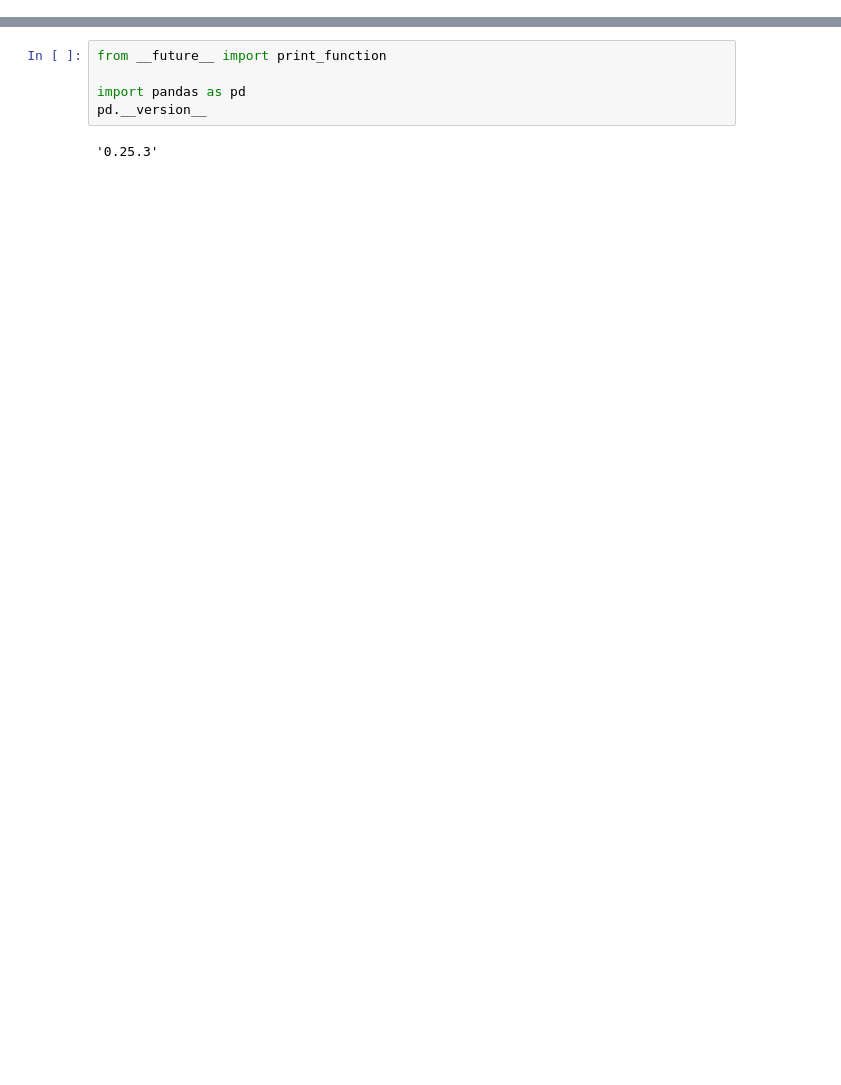
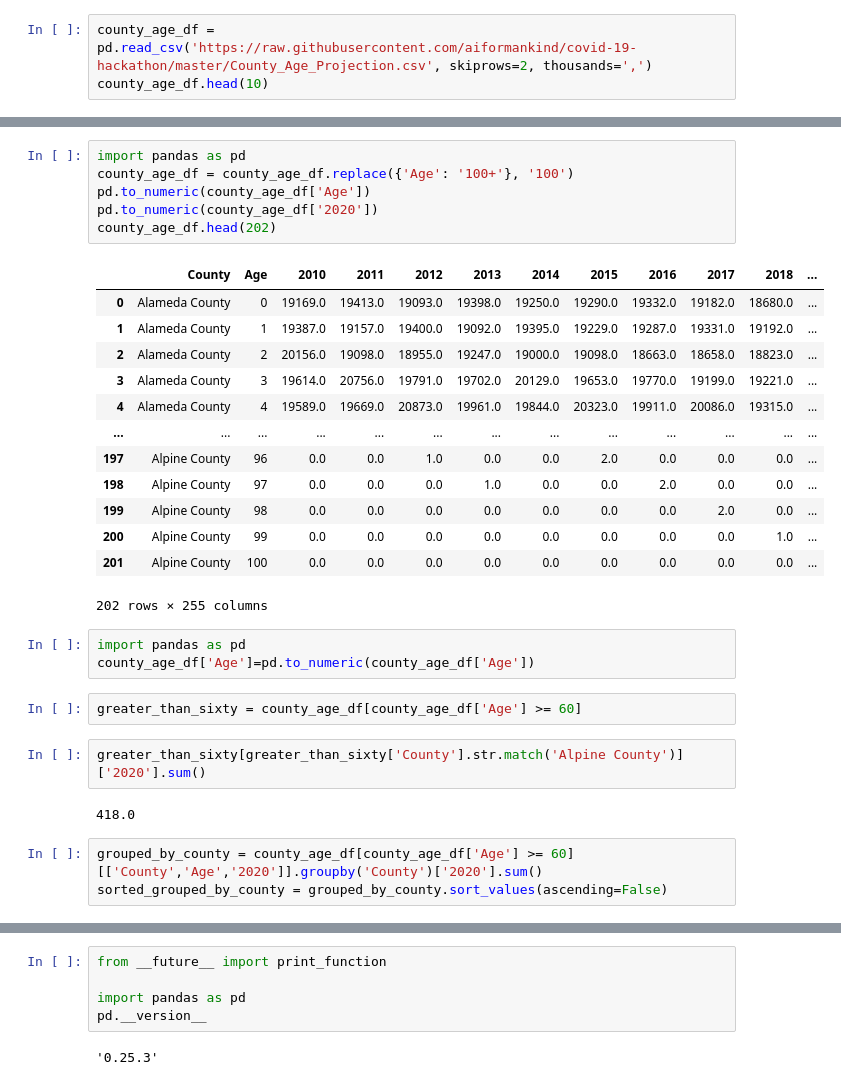
Before and after one commit to aiformankind/covid-19-hackathon, a Jupyter notebook: Covid_19_Data_Exploration.ipynb, the cells around one changed output, grey strips where cells are left out. Cells and saved outputs as stored; diff of their text form; blank space fills up the shorter version.

```diff
--- a/Covid_19_Data_Exploration.ipynb
+++ b/Covid_19_Data_Exploration.ipynb
@@ -2,0 +16,3 @@
+# %%
+county_age_df = pd.read_csv('https://raw.githubusercontent.com/aiformankind/covid-19-hackathon/master/County_Age_Projection.csv', skiprows=2, thousands=',')
+county_age_df.head(10)
@@ -2,0 +32,32 @@
+# %%
+import pandas as pd
+county_age_df = county_age_df.replace({'Age': '100+'}, '100')
+pd.to_numeric(county_age_df['Age'])
+pd.to_numeric(county_age_df['2020'])
+county_age_df.head(202)
+# %% [output]
+|  | County | Age | 2010 | 2011 | 2012 | 2013 | 2014 | 2015 | 2016 | 2017 | 2018 | ... |
+| 0 | Alameda County | 0 | 19169.0 | 19413.0 | 19093.0 | 19398.0 | 19250.0 | 19290.0 | 19332.0 | 19182.0 | 18680.0 | ... |
+| 1 | Alameda County | 1 | 19387.0 | 19157.0 | 19400.0 | 19092.0 | 19395.0 | 19229.0 | 19287.0 | 19331.0 | 19192.0 | ... |
+| 2 | Alameda County | 2 | 20156.0 | 19098.0 | 18955.0 | 19247.0 | 19000.0 | 19098.0 | 18663.0 | 18658.0 | 18823.0 | ... |
+| 3 | Alameda County | 3 | 19614.0 | 20756.0 | 19791.0 | 19702.0 | 20129.0 | 19653.0 | 19770.0 | 19199.0 | 19221.0 | ... |
+| 4 | Alameda County | 4 | 19589.0 | 19669.0 | 20873.0 | 19961.0 | 19844.0 | 20323.0 | 19911.0 | 20086.0 | 19315.0 | ... |
+| ... | ... | ... | ... | ... | ... | ... | ... | ... | ... | ... | ... | ... |
+| 197 | Alpine County | 96 | 0.0 | 0.0 | 1.0 | 0.0 | 0.0 | 2.0 | 0.0 | 0.0 | 0.0 | ... |
+| 198 | Alpine County | 97 | 0.0 | 0.0 | 0.0 | 1.0 | 0.0 | 0.0 | 2.0 | 0.0 | 0.0 | ... |
+| 199 | Alpine County | 98 | 0.0 | 0.0 | 0.0 | 0.0 | 0.0 | 0.0 | 0.0 | 2.0 | 0.0 | ... |
+| 200 | Alpine County | 99 | 0.0 | 0.0 | 0.0 | 0.0 | 0.0 | 0.0 | 0.0 | 0.0 | 1.0 | ... |
+| 201 | Alpine County | 100 | 0.0 | 0.0 | 0.0 | 0.0 | 0.0 | 0.0 | 0.0 | 0.0 | 0.0 | ... |
+202 rows × 255 columns
+# %%
+import pandas as pd
+county_age_df['Age']=pd.to_numeric(county_age_df['Age'])
+# %%
+greater_than_sixty = county_age_df[county_age_df['Age'] >= 60]
+# %%
+greater_than_sixty[greater_than_sixty['County'].str.match('Alpine County')]['2020'].sum()
+# %% [output]
+418.0
+# %%
+grouped_by_county = county_age_df[county_age_df['Age'] >= 60][['County','Age','2020']].groupby('County')['2020'].sum()
+sorted_grouped_by_county = grouped_by_county.sort_values(ascending=False)
```
Also changed, not shown: parts of 22 cells of this notebook.
